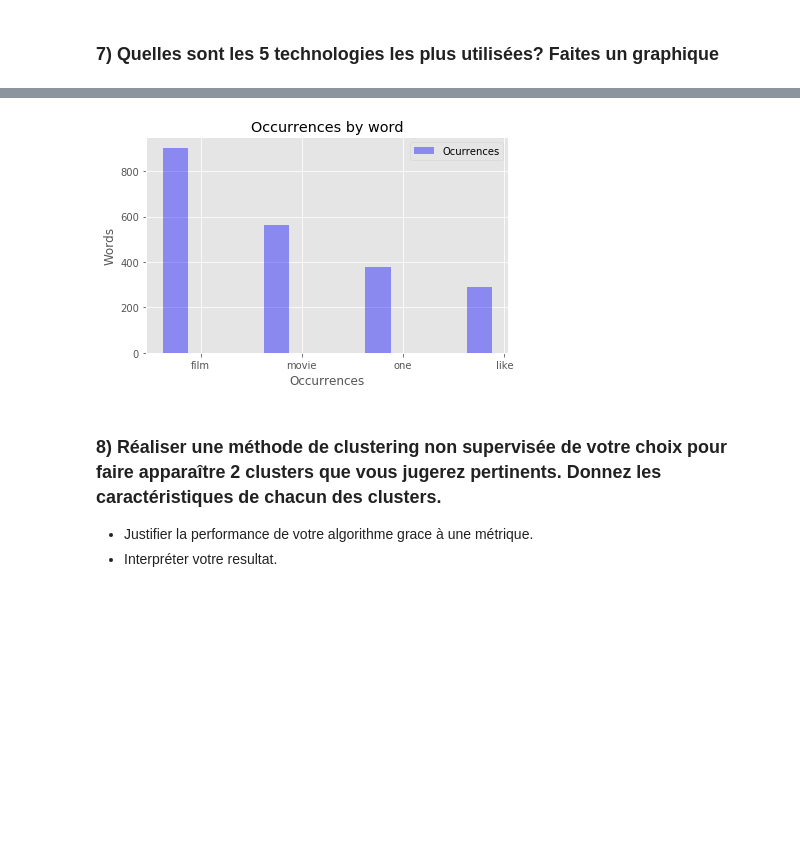
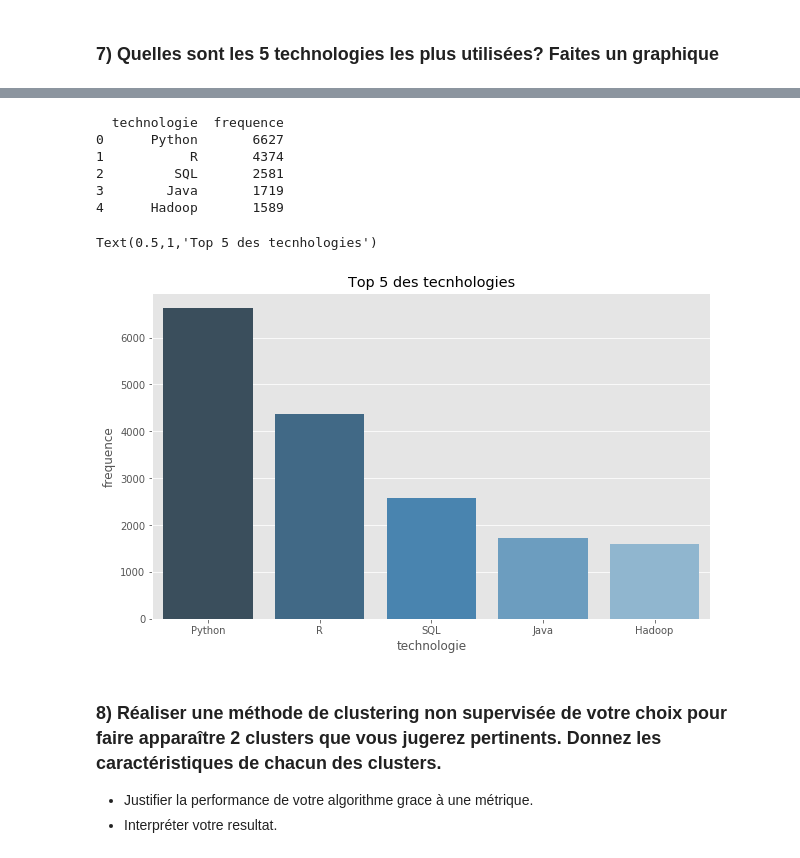
Before and after one commit to emathian/Clustering_Classification_JN, a Jupyter notebook: Test_Technique_ML_AK.ipynb, the cells around one changed output, grey strips where cells are left out. Saved outputs shown, nothing was run; the diff lists cells and outputs as text; code cells hidden in the pictures; blank space fills up the shorter version.

```diff
--- a/Test_Technique_ML_AK.ipynb
+++ b/Test_Technique_ML_AK.ipynb
@@ -276,30 +327,16 @@ Name: Technologies, Length: 9582, dtype: object
 ### 7) Quelles sont les 5 technologies les plus utilisées? Faites un graphique
 # %%
 l =[]
-
 techno = df['Technologies']
-for i in range(len(tech)):
+for i in range(len(techno)):
     v = re.split('/', techno[i], flags=re.IGNORECASE)
     for i in range(len(v)):
         l.append(v[i])
 
-#print(l)
+# transformation des données
+data_technologie = pd.Series(l).value_counts()
+data_techno = data_technologie.to_frame().reset_index()
+data_techno.columns = ['technologie', 'frequence']
 
-data_technologie = pd.Series(l).value_counts()
-
-len(set(data_technologie))
-
-top10 = data_technologie.iloc[0:10]
-
-print(data_technologie)
-
-
-data_technologie.index +=1
-data_technologie = data_technologie.rename(columns={0:'value'}).rename_axis('doc-id')
-print (data_technologie)
-
-#[[x,l.count(x)] for x in set(l)]
-#[['a', 1], ['b', 2]]
-#>>> dict((x,l.count(x)) for x in set(l))
-#{'a': 1, 'b': 2}
+data_techno.head()
 # %% [output]
@@ -319,31 +348,0 @@ TypeError: can only concatenate str (not "int") to str
-# %%
-data = [('film', 904), ('movie', 561), ('one', 379), ('like', 292)]
-
-n_groups = len(data)
-
-vals_films = [x[1] for x in data]
-legends_films = [x[0] for x in data]
-
-fig, ax = plt.subplots()
-
-index = np.arange(n_groups)
-bar_width = 0.25
-
-opacity = 0.4
-
-rects1 = plt.bar(index, vals_films, bar_width,
-                 alpha=opacity,
-                 color='b',
-                 label='Ocurrences')
-
-
-plt.xlabel('Occurrences')
-plt.ylabel('Words')
-plt.title('Occurrences by word')
-plt.xticks(index + bar_width, legends_films)
-plt.legend()
-
-plt.tight_layout()
-plt.show()
-# %% [output]
-[figure, removed]
@@ -363,3 +349,20 @@ print(pd.Series(l).value_counts())
+# %%
+# extraction des 5 technologie les plus utilisées
+top5 = data_techno.iloc[0:5]
+print(top5)
+# %% [output]
+  technologie  frequence
+0      Python       6627
+1           R       4374
+2         SQL       2581
+3        Java       1719
+4      Hadoop       1589
+# %%
+plt.figure(figsize=(10,6))
+sb.barplot('technologie', 'frequence', data=top5, palette="Blues_d").set_title("Top 5 des tecnhologies")
+# %% [output]
+Text(0.5,1,'Top 5 des tecnhologies')
+[figure, added]
 # %% [markdown]
 ### 8) Réaliser une méthode de clustering non supervisée de votre choix pour faire apparaître 2 clusters que vous jugerez pertinents. Donnez les caractéristiques de chacun des clusters.
 -  Justifier la performance de votre algorithme grace à une métrique.
```
Also changed, not shown: parts of 79 cells of this notebook.
